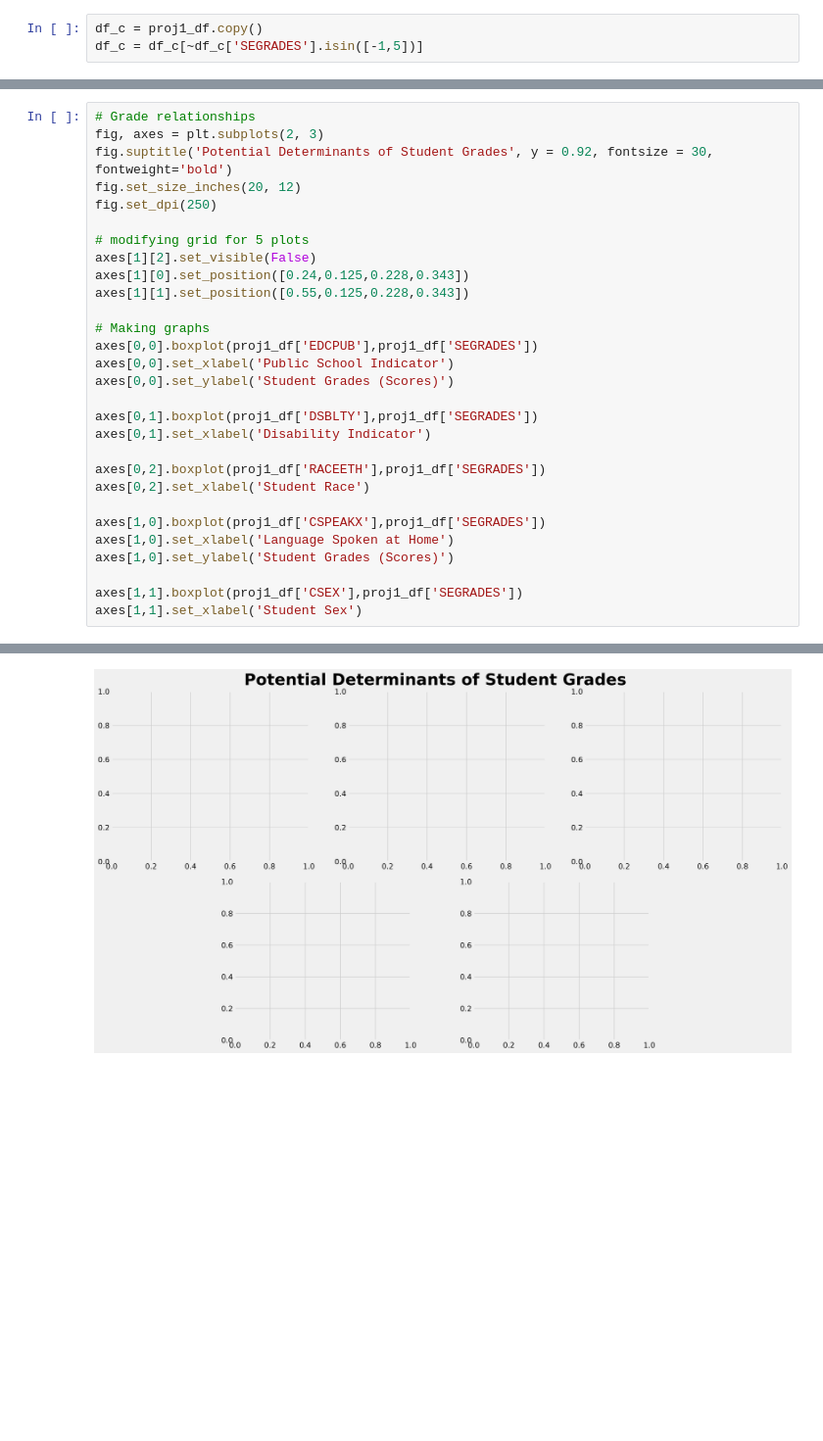
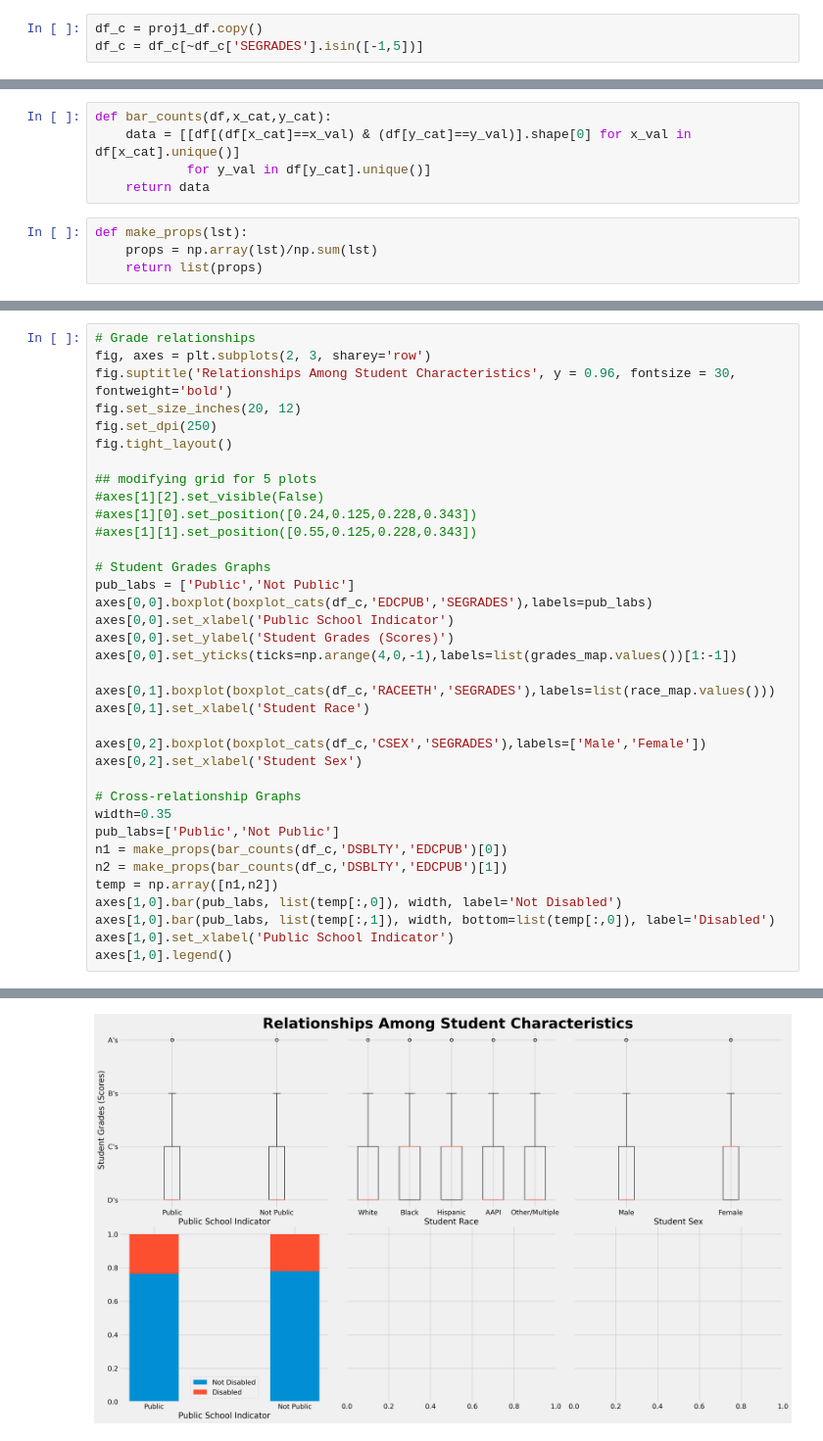
Before and after one commit to mattzhao-R/data-118, a Jupyter notebook: Project118_Fall22.ipynb, the cells around one changed output, grey strips where cells are left out. Shown at 98% size. Cells and saved outputs as stored; diff of their text form; blank space fills up the shorter version.

Commit message:
proj

```diff
--- a/Project118_Fall22.ipynb
+++ b/Project118_Fall22.ipynb
@@ -306,3 +225,12 @@ plt.show()
+# %%
+def bar_counts(df,x_cat,y_cat):
+    data = [[df[(df[x_cat]==x_val) & (df[y_cat]==y_val)].shape[0] for x_val in df[x_cat].unique()]
+            for y_val in df[y_cat].unique()]
+    return data
+# %%
+def make_props(lst):
+    props = np.array(lst)/np.sum(lst)
+    return list(props)
 # %%
 # sub1 done
 fig, ax = plt.subplots()
@@ -348,30 +349,37 @@ ax2.hist(not_pub,bins=5)
 # %%
 # Grade relationships
-fig, axes = plt.subplots(2, 3)
-fig.suptitle('Potential Determinants of Student Grades', y = 0.92, fontsize = 30, fontweight='bold')
+fig, axes = plt.subplots(2, 3, sharey='row')
+fig.suptitle('Relationships Among Student Characteristics', y = 0.96, fontsize = 30, fontweight='bold')
 fig.set_size_inches(20, 12)
 fig.set_dpi(250)
+fig.tight_layout()
 
-# modifying grid for 5 plots
-axes[1][2].set_visible(False)
-axes[1][0].set_position([0.24,0.125,0.228,0.343])
-axes[1][1].set_position([0.55,0.125,0.228,0.343])
+## modifying grid for 5 plots
+#axes[1][2].set_visible(False)
+#axes[1][0].set_position([0.24,0.125,0.228,0.343])
+#axes[1][1].set_position([0.55,0.125,0.228,0.343])
 
-# Making graphs
-axes[0,0].boxplot(proj1_df['EDCPUB'],proj1_df['SEGRADES'])
+# Student Grades Graphs
+pub_labs = ['Public','Not Public']
+axes[0,0].boxplot(boxplot_cats(df_c,'EDCPUB','SEGRADES'),labels=pub_labs)
 axes[0,0].set_xlabel('Public School Indicator')
 axes[0,0].set_ylabel('Student Grades (Scores)')
+axes[0,0].set_yticks(ticks=np.arange(4,0,-1),labels=list(grades_map.values())[1:-1])
 
-axes[0,1].boxplot(proj1_df['DSBLTY'],proj1_df['SEGRADES'])
-axes[0,1].set_xlabel('Disability Indicator')
+axes[0,1].boxplot(boxplot_cats(df_c,'RACEETH','SEGRADES'),labels=list(race_map.values()))
+axes[0,1].set_xlabel('Student Race')
 
-axes[0,2].boxplot(proj1_df['RACEETH'],proj1_df['SEGRADES'])
-axes[0,2].set_xlabel('Student Race')
+axes[0,2].boxplot(boxplot_cats(df_c,'CSEX','SEGRADES'),labels=['Male','Female'])
+axes[0,2].set_xlabel('Student Sex')
 
-axes[1,0].boxplot(proj1_df['CSPEAKX'],proj1_df['SEGRADES'])
-axes[1,0].set_xlabel('Language Spoken at Home')
-axes[1,0].set_ylabel('Student Grades (Scores)')
-
-axes[1,1].boxplot(proj1_df['CSEX'],proj1_df['SEGRADES'])
-axes[1,1].set_xlabel('Student Sex')
+# Cross-relationship Graphs
+width=0.35
+pub_labs=['Public','Not Public']
+n1 = make_props(bar_counts(df_c,'DSBLTY','EDCPUB')[0])
+n2 = make_props(bar_counts(df_c,'DSBLTY','EDCPUB')[1])
+temp = np.array([n1,n2])
+axes[1,0].bar(pub_labs, list(temp[:,0]), width, label='Not Disabled')
+axes[1,0].bar(pub_labs, list(temp[:,1]), width, bottom=list(temp[:,0]), label='Disabled')
+axes[1,0].set_xlabel('Public School Indicator')
+axes[1,0].legend()
 # %% [output]
@@ -379 +387 @@ ValueError: The truth value of a Series is ambiguous. Use a.empty, a.bool(), a.i
-[figure, old version]
+[figure, new version]
```
Also changed, not shown: parts of 23 cells of this notebook.
